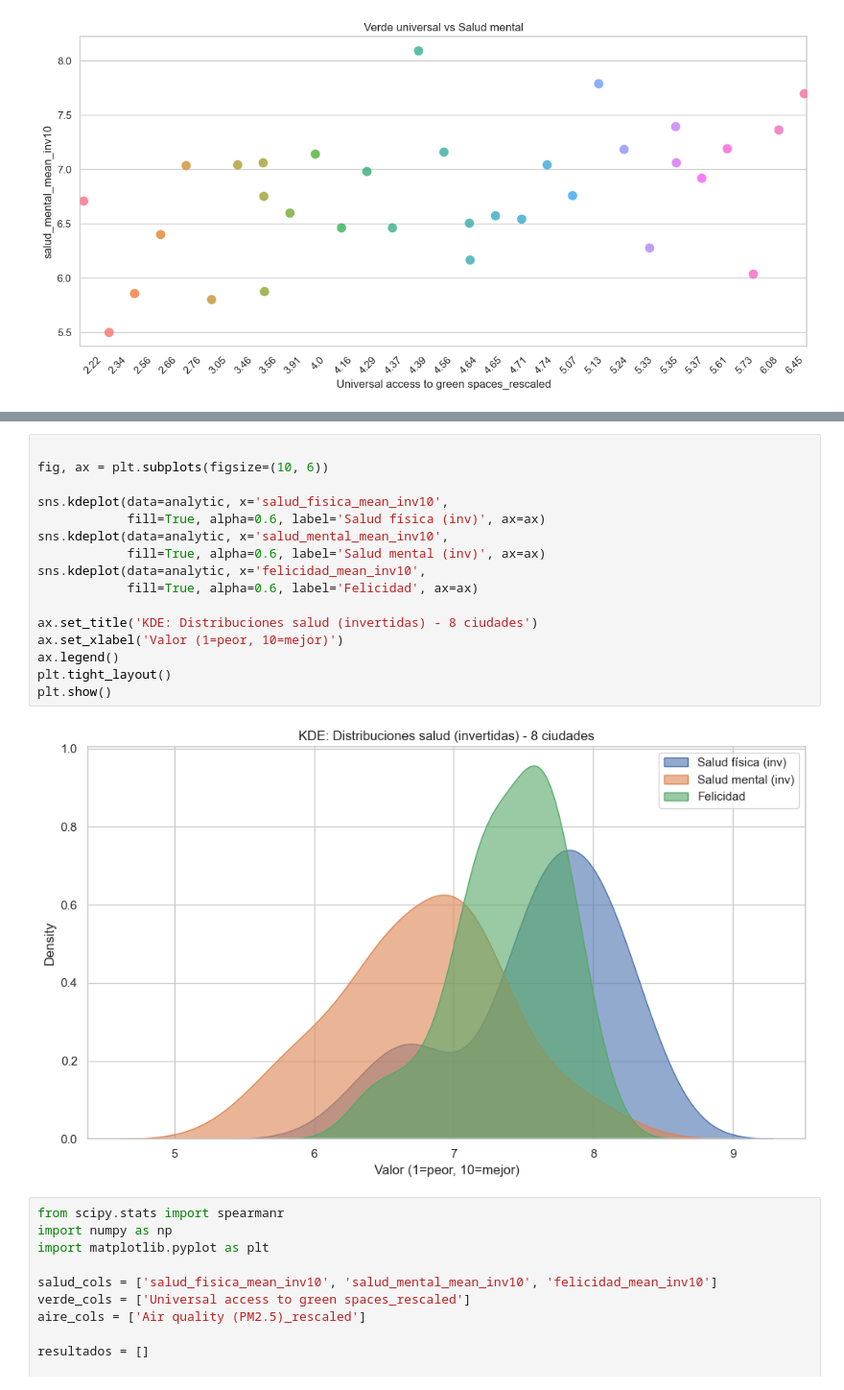
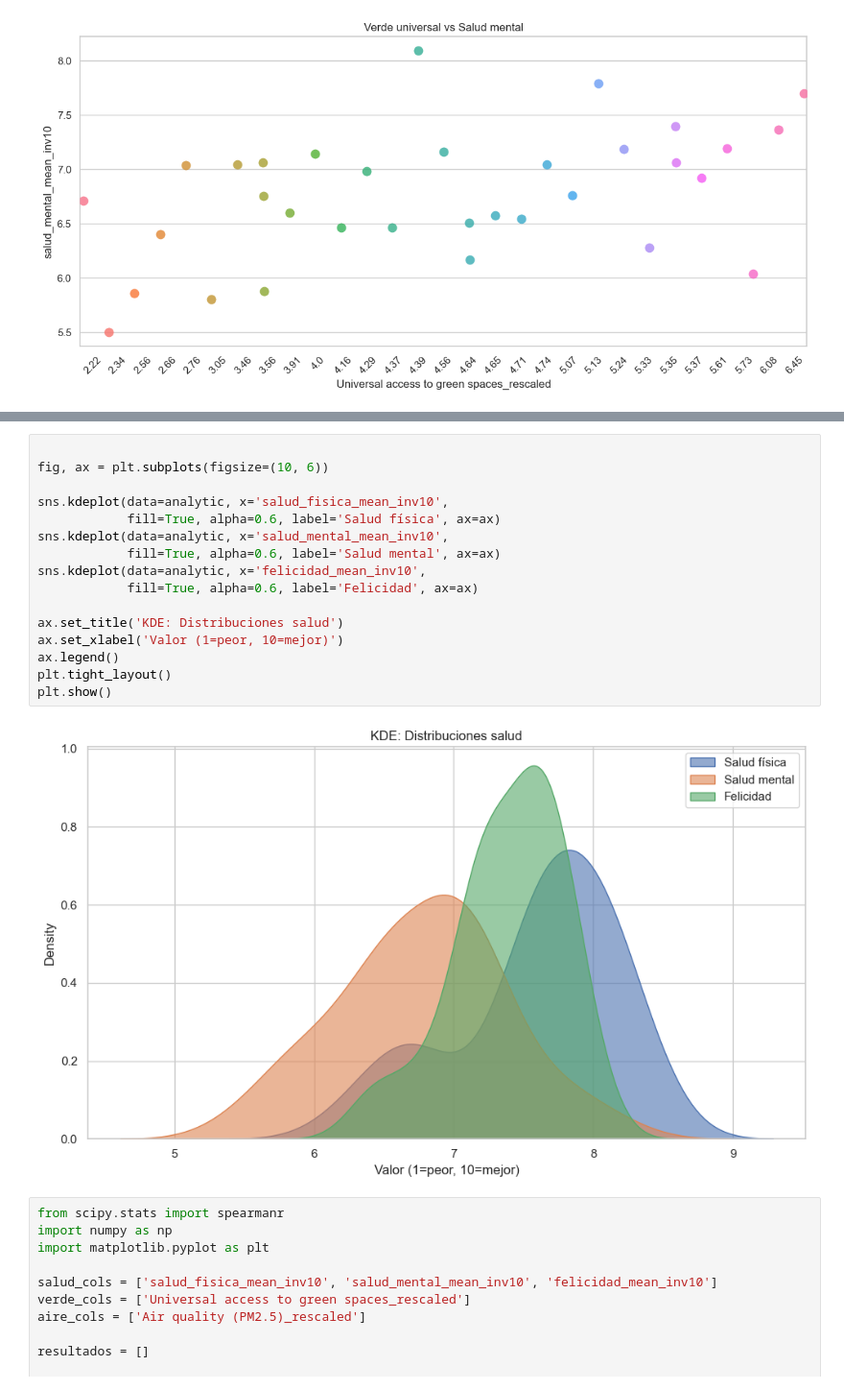
Before and after one commit to PablodaCunha/EDA_Health, a Jupyter notebook: src/memoria.ipynb, the cells around one changed output, grey strips where cells are left out. Shown at 96% size. Drawn from its saved outputs; the diff is of its cells as text.

```diff
--- a/src/memoria.ipynb
+++ b/src/memoria.ipynb
@@ -1289,21 +1322,21 @@ plt.show()
 # %%
 
 fig, ax = plt.subplots(figsize=(10, 6))
 
 sns.kdeplot(data=analytic, x='salud_fisica_mean_inv10',
-            fill=True, alpha=0.6, label='Salud física (inv)', ax=ax)
+            fill=True, alpha=0.6, label='Salud física', ax=ax)
 sns.kdeplot(data=analytic, x='salud_mental_mean_inv10',
-            fill=True, alpha=0.6, label='Salud mental (inv)', ax=ax)
+            fill=True, alpha=0.6, label='Salud mental', ax=ax)
 sns.kdeplot(data=analytic, x='felicidad_mean_inv10',
             fill=True, alpha=0.6, label='Felicidad', ax=ax)
 
-ax.set_title('KDE: Distribuciones salud (invertidas) - 8 ciudades')
+ax.set_title('KDE: Distribuciones salud')
 ax.set_xlabel('Valor (1=peor, 10=mejor)')
 ax.legend()
 plt.tight_layout()
 plt.show()
 # %% [output]
-[figure, old version]
+[figure, new version]
 # %%
 from scipy.stats import spearmanr
 import numpy as np
```
Also changed, not shown: parts of 11 cells of this notebook.
